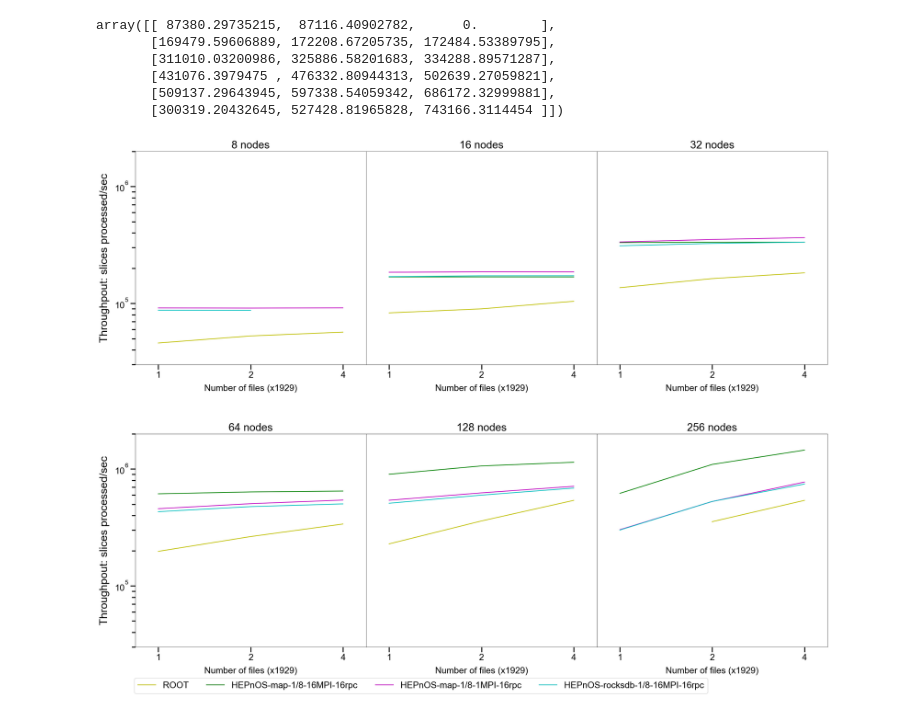
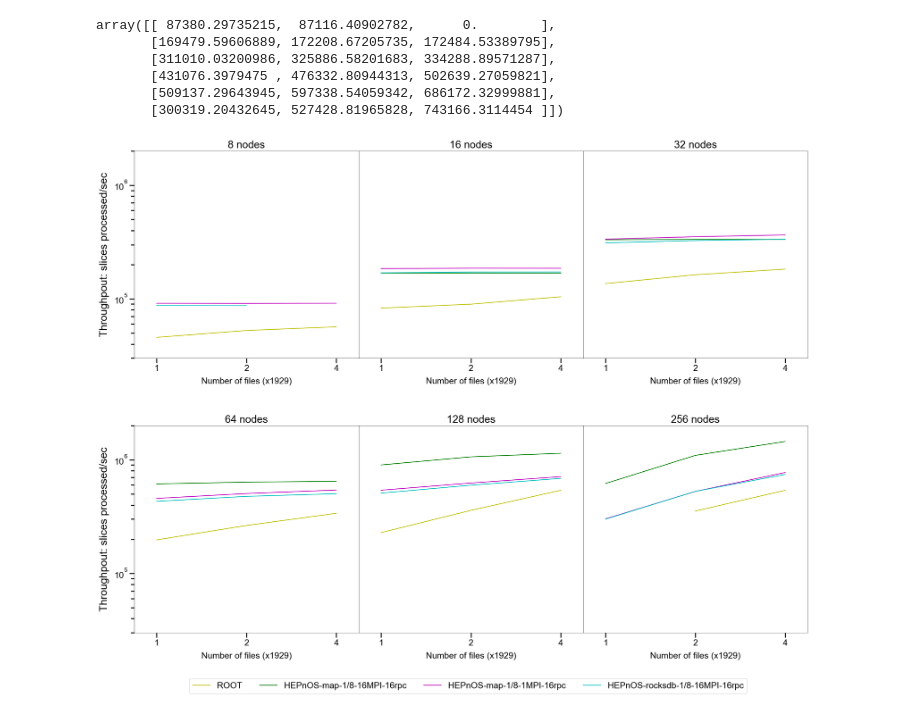
Before and after one commit to HEPonHPC/hepnos_eventselection, a Jupyter notebook: scaling/256_nodes/compare_slice_throughput_weak_scale.ipynb, the cells around one changed output. Cells and saved outputs as stored; diff of their text form; code cells hidden in the pictures.

Commit message:
add weak scaling plots

```diff
--- a/scaling/256_nodes/compare_slice_throughput_weak_scale.ipynb
+++ b/scaling/256_nodes/compare_slice_throughput_weak_scale.ipynb
@@ -170,32 +170,32 @@ i = 5
 ax[1][2].set_title('256 nodes')
 ax[1][2].plot(np.arange(1,3), root_weak_scale[i,1:],'y')
 ax[1][2].plot(hepnos_s1by8_1rank_rpc16_weak_scale[i,:],'g')
 ax[1][2].plot(hepnos_s1by8_16ranks_weak_scale[i,:],'m')
 ax[1][2].plot(ssd_h_s1_by_8_ms1n_weak_scale[i,:], 'c')
 
 
 # Common legend for all plots!
-lgd = ax[1][1].legend(bbox_to_anchor=(1.5, -0.125), ncol=4)
+lgd = ax[1][1].legend(bbox_to_anchor=(1.75, -0.2), ncol=4)
 
 files = np.array([1,2,4])
 for _ax in ax.flatten():
     _ax.set_xticks(np.arange(3))
     _ax.set_xticklabels(files)
     _ax.set_xlim(-0.25,2.25)
     _ax.set_ylim(3*10**4,2*10**6)
     _ax.set_xlabel('Number of files (x1929)', labelpad=10)
     _ax.set_yscale('log', base=10)
     _ax.xaxis.set_tick_params(which='major', size=10, width=2)
     _ax.xaxis.set_tick_params(which='minor', size=7, width=2)
     _ax.yaxis.set_tick_params(which='major', size=10, width=2)
     _ax.yaxis.set_tick_params(which='minor', size=7, width=2)
     if _ax==ax[0][0] or _ax==ax[1][0]:
         _ax.set_ylabel('Throughpout: slices processed/sec', labelpad=10, size=22)
     else:
         _ax.yaxis.set_ticklabels([])
         _ax.yaxis.set_ticks([])
         _ax.yaxis.set_ticks([], minor=True)
 
 plt.savefig("weak_scale.png", dpi=250, bbox_inches="tight")
 # %% [output]
-[figure, old version]
+[figure, new version]
```
Also changed, not shown: 1 other file.
